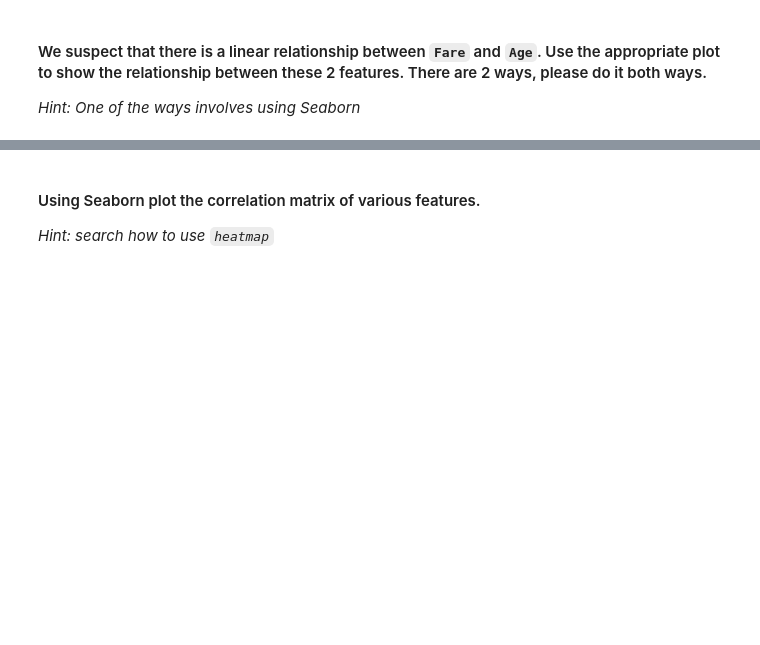
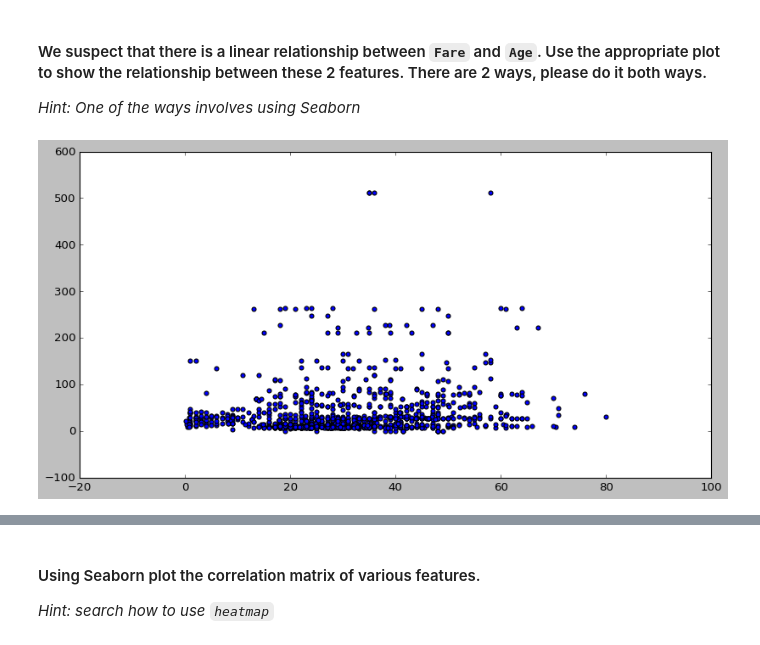
Before and after one commit to LauraRepullo/datamad0119, a Jupyter notebook: module-2/lab-matplotlib-seaborn/your-code/challenge-3.ipynb, the cells around one changed output, grey strips where cells are left out. Cells and saved outputs as stored; diff of their text form; code cells hidden in the pictures; blank space fills up the shorter version.

```diff
--- a/module-2/lab-matplotlib-seaborn/your-code/challenge-3.ipynb
+++ b/module-2/lab-matplotlib-seaborn/your-code/challenge-3.ipynb
@@ -165,4 +170,14 @@ ValueError: Either both or neither of `x` and `y` must be specified (but try pas
 #### We suspect that there is a linear relationship between `Fare` and `Age`. Use the appropriate plot to show the relationship between these 2 features. There are 2 ways, please do it both ways.
 
 *Hint: One of the ways involves using Seaborn*
+# %%
+#your code-1st way
+
+#plt.scatter(x, y, s=area, c=colors, alpha=0.5)
+#plt.show()
+
+plt.scatter(titanic['Age'], titanic['Fare'])
+plt.show()
+# %% [output]
+[figure, added]
 # %%
```
Also changed, not shown: parts of 10 cells of this notebook.
